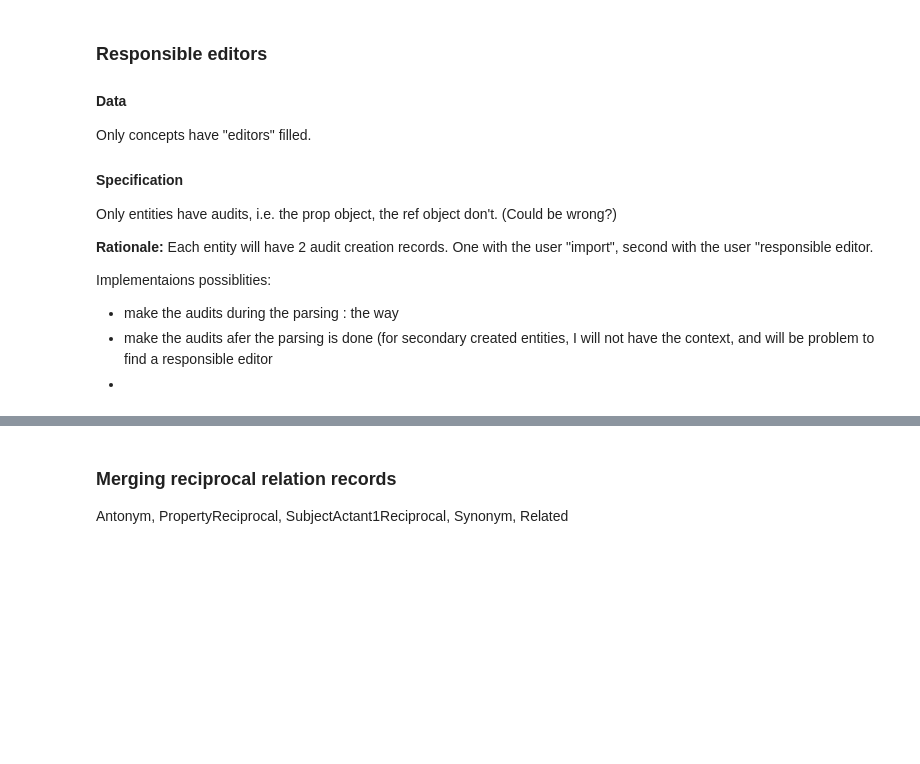
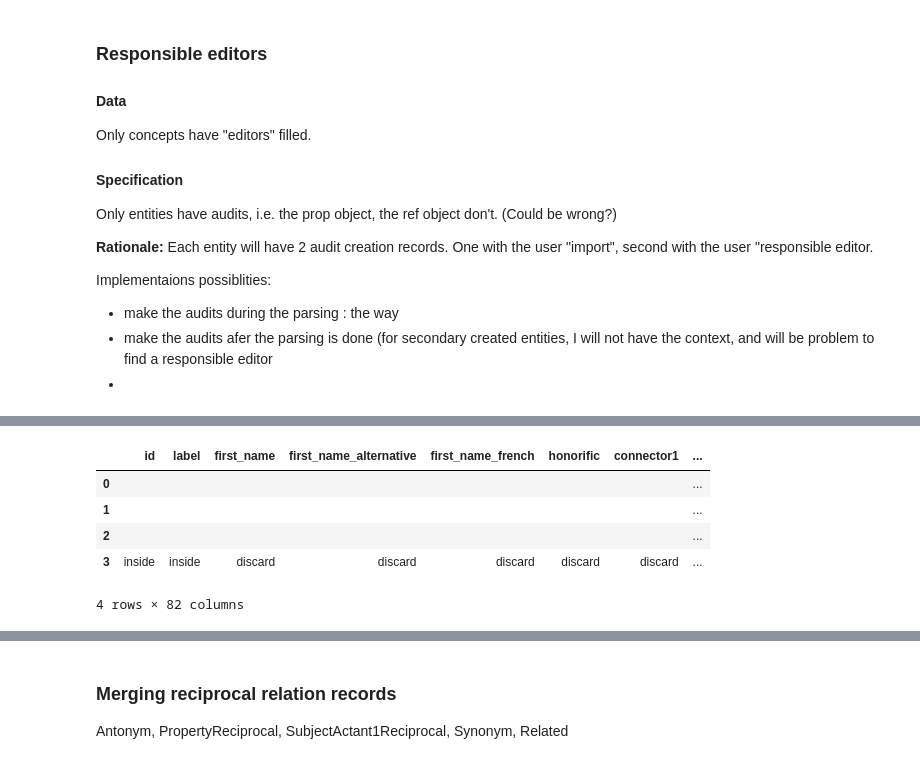
Before and after one commit to tomaham/InkVisitor, a Jupyter notebook: packages/database/scripts/parse-development.ipynb, the cells around one changed output, grey strips where cells are left out. Cells and saved outputs as stored; diff of their text form; code cells hidden in the pictures; blank space fills up the shorter version.

```diff
--- a/packages/database/scripts/parse-development.ipynb
+++ b/packages/database/scripts/parse-development.ipynb
@@ -2264,0 +730,9 @@ class LocationParser(Parser):
+# %%
+dh.header_infos['R0039_persons']
+# %% [output]
+|  | id | label | first_name | first_name_alternative | first_name_french | honorific | connector1 | ... |
+| 0 |  |  |  |  |  |  |  | ... |
+| 1 |  |  |  |  |  |  |  | ... |
+| 2 |  |  |  |  |  |  |  | ... |
+| 3 | inside | inside | discard | discard | discard | discard | discard | ... |
+4 rows × 82 columns
```
Also changed, not shown: parts of 47 cells of this notebook, 10 other files.
